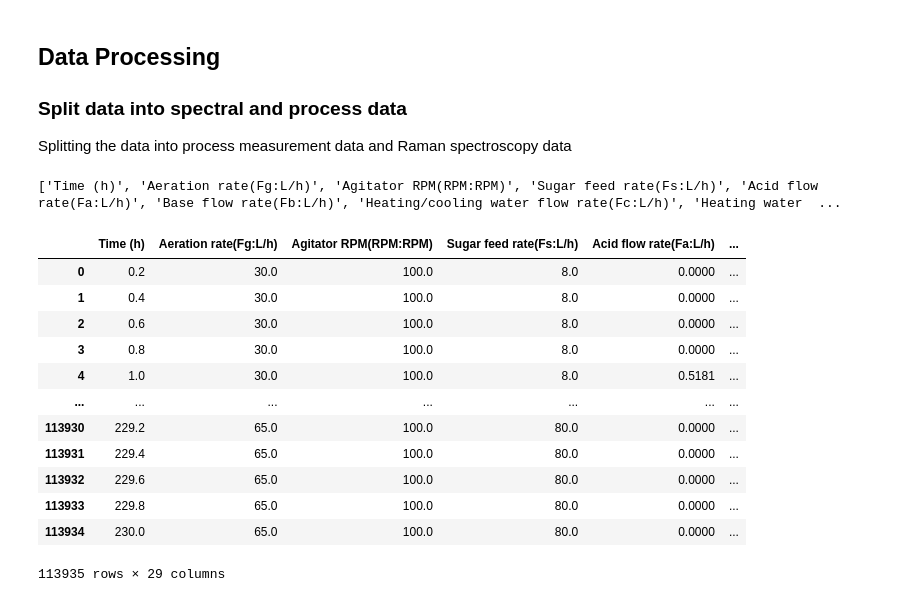
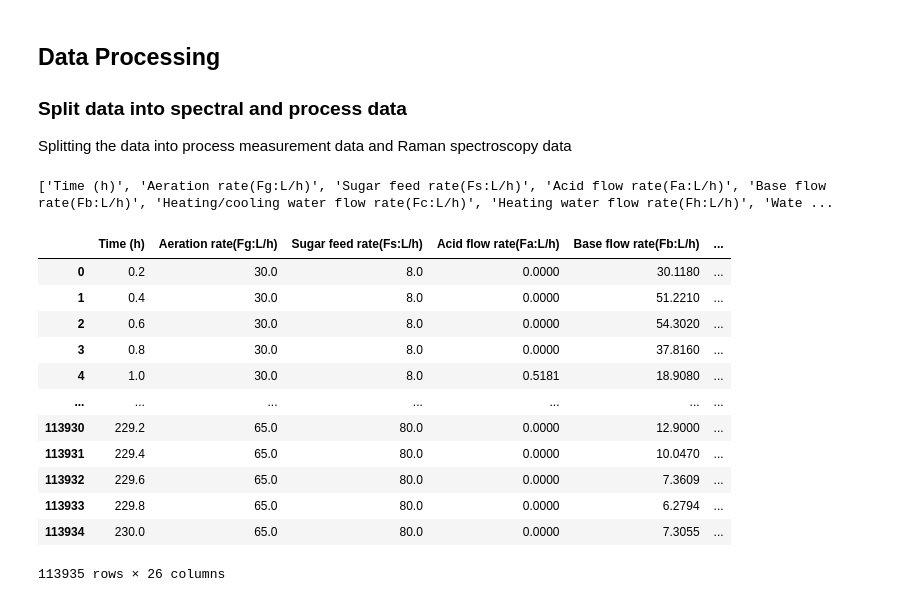
Before and after one commit to plutoniumm/MLTests, a Jupyter notebook: data_cleanup.ipynb, the cells around one changed output. Saved outputs shown, nothing was run; the diff lists cells and outputs as text; code cells hidden in the pictures.

```diff
--- a/data_cleanup.ipynb
+++ b/data_cleanup.ipynb
@@ -44,40 +57,40 @@ variable_data.describe();
 ### Reable Batch ID's correctly
 variable_data = variable_data.rename(columns={'2-PAT control(PAT_ref:PAT ref)': 'Batch reference(Batch_ref:Batch ref)','Batch reference(Batch_ref:Batch ref)':'2-PAT control(PAT_ref:PAT ref)'});
 
-cleanups = ["Ammonia", "PAT", "Batch ID", "Raman"];
+cleanups = ["Ammonia", "PAT", "Batch ID", "Raman", "RPM", "Fault flag"];
 for name in cleanups:
-    variable_data = variable_data[variable_data.columns.drop(list(variable_data.filter(regex=name)))]
+    variable_data = variable_data[variable_data.columns.drop(list(variable_data.filter(regex=name)))];
 
-variable_data = variable_data.dropna(thresh=variable_data.shape[0]*0.6,axis=1) # Remove rows more than 60% empty
-variable_data.drop(columns=variable_data.columns[variable_data.eq(0.0).mean()>0.85]) # Remove cols with more than 85% 0s
+variable_data = variable_data.dropna(thresh=variable_data.shape[0]*0.6,axis=1); # Remove rows more than 60% empty
+variable_data.drop(columns=variable_data.columns[variable_data.eq(0.0).mean()>0.85]); # Remove cols with more than 85% 0s
 
 variable_data = variable_data.fillna(0) # Fill NA
-variable_data.to_csv("data/clean_data.csv", sep=',', index=False)
+variable_data.to_csv("data/clean_data.csv", sep=',', index=False);
 # %%
-cols = variable_data.columns.to_list()
+cols = variable_data.columns.to_list();
 
 with open('data/V3_heads.jsonc', 'w') as f:
-    f.write("[\n")
-    for line in cols:
-        f.write("\t{\n\t\t\"none\":\"%s\"\n\t},\n" % line)
-    f.write("]")
+    f.write("{\n");
+    for idx,line in enumerate(cols):
+        f.write("\t\"none::%s\":\"%s\",\n" % (idx,line));
+    f.write("}");
 
 
-print(cols)
+print(cols);
 variable_data
 # %% [output]
-['Time (h)', 'Aeration rate(Fg:L/h)', 'Agitator RPM(RPM:RPM)', 'Sugar feed rate(Fs:L/h)', 'Acid flow rate(Fa:L/h)', 'Base flow rate(Fb:L/h)', 'Heating/cooling water flow rate(Fc:L/h)', 'Heating water  ...
+['Time (h)', 'Aeration rate(Fg:L/h)', 'Sugar feed rate(Fs:L/h)', 'Acid flow rate(Fa:L/h)', 'Base flow rate(Fb:L/h)', 'Heating/cooling water flow rate(Fc:L/h)', 'Heating water flow rate(Fh:L/h)', 'Wate ...
-|  | Time (h) | Aeration rate(Fg:L/h) | Agitator RPM(RPM:RPM) | Sugar feed rate(Fs:L/h) | Acid flow rate(Fa:L/h) | ... |
-| 0 | 0.2 | 30.0 | 100.0 | 8.0 | 0.0000 | ... |
-| 1 | 0.4 | 30.0 | 100.0 | 8.0 | 0.0000 | ... |
-| 2 | 0.6 | 30.0 | 100.0 | 8.0 | 0.0000 | ... |
-| 3 | 0.8 | 30.0 | 100.0 | 8.0 | 0.0000 | ... |
-| 4 | 1.0 | 30.0 | 100.0 | 8.0 | 0.5181 | ... |
+|  | Time (h) | Aeration rate(Fg:L/h) | Sugar feed rate(Fs:L/h) | Acid flow rate(Fa:L/h) | Base flow rate(Fb:L/h) | ... |
+| 0 | 0.2 | 30.0 | 8.0 | 0.0000 | 30.1180 | ... |
+| 1 | 0.4 | 30.0 | 8.0 | 0.0000 | 51.2210 | ... |
+| 2 | 0.6 | 30.0 | 8.0 | 0.0000 | 54.3020 | ... |
+| 3 | 0.8 | 30.0 | 8.0 | 0.0000 | 37.8160 | ... |
+| 4 | 1.0 | 30.0 | 8.0 | 0.5181 | 18.9080 | ... |
 | ... | ... | ... | ... | ... | ... | ... |
-| 113930 | 229.2 | 65.0 | 100.0 | 80.0 | 0.0000 | ... |
-| 113931 | 229.4 | 65.0 | 100.0 | 80.0 | 0.0000 | ... |
-| 113932 | 229.6 | 65.0 | 100.0 | 80.0 | 0.0000 | ... |
-| 113933 | 229.8 | 65.0 | 100.0 | 80.0 | 0.0000 | ... |
-| 113934 | 230.0 | 65.0 | 100.0 | 80.0 | 0.0000 | ... |
+| 113930 | 229.2 | 65.0 | 80.0 | 0.0000 | 12.9000 | ... |
+| 113931 | 229.4 | 65.0 | 80.0 | 0.0000 | 10.0470 | ... |
+| 113932 | 229.6 | 65.0 | 80.0 | 0.0000 | 7.3609 | ... |
+| 113933 | 229.8 | 65.0 | 80.0 | 0.0000 | 6.2794 | ... |
+| 113934 | 230.0 | 65.0 | 80.0 | 0.0000 | 7.3055 | ... |
-113935 rows × 29 columns
+113935 rows × 26 columns
 # %%
```
Also changed, not shown: parts of 4 cells of this notebook, 7 other files.
